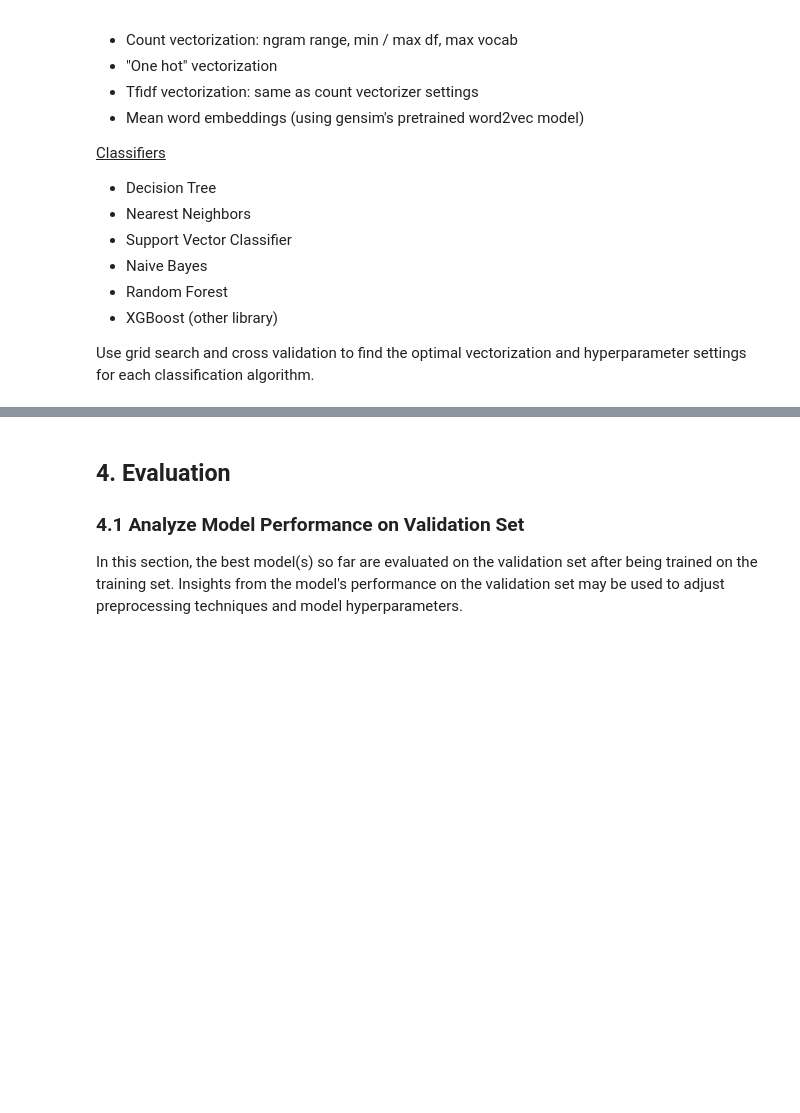
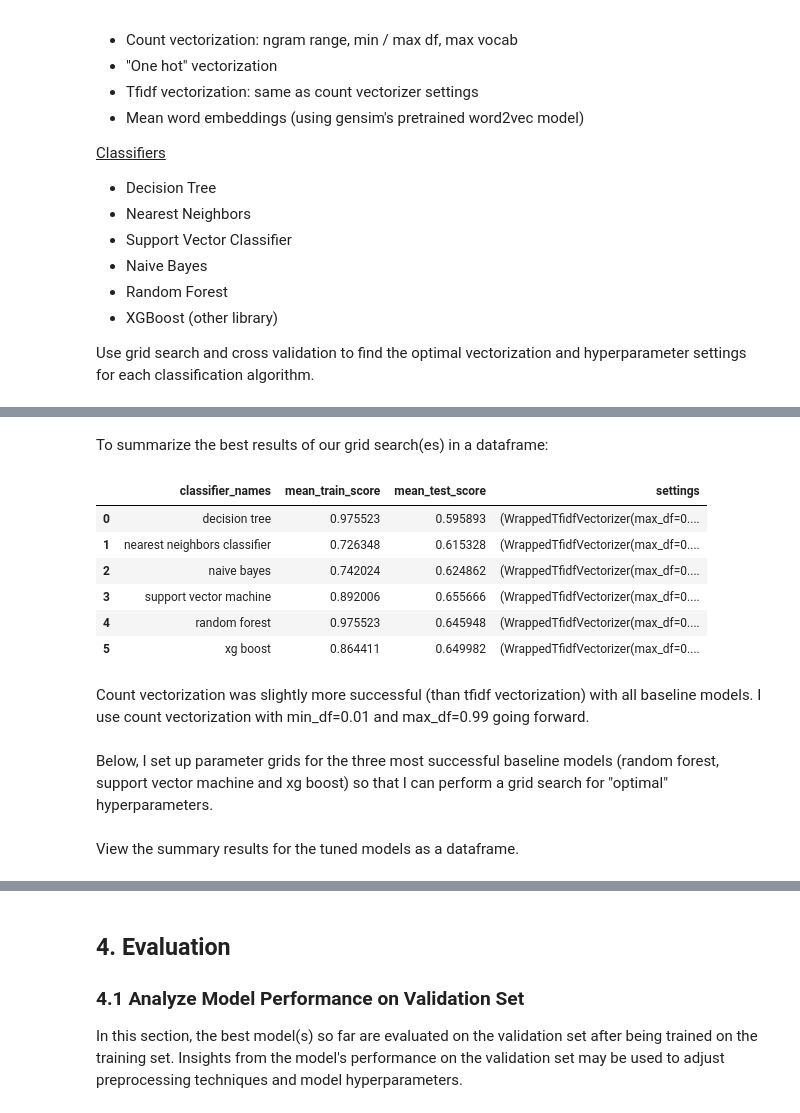
Before and after one commit to ran0027/twitter-sentiment-analysis, a Jupyter notebook: index.ipynb, the cells around one changed output, grey strips where cells are left out. Cells and saved outputs as stored; diff of their text form; code cells hidden in the pictures; blank space fills up the shorter version.

Commit message:
Experiment with tfidf vectorization

```diff
--- a/index.ipynb
+++ b/index.ipynb
@@ -945,0 +924,23 @@ Your branch is up to date with 'origin/main'.
+# %%
+class WrappedTfidfVectorizer(BaseEstimator, TransformerMixin):
+
+    def __init__(self, ngram_range=(1,1), max_df=1.0, min_df=1, max_features=None):
+        self.ngram_range = ngram_range
+        self.max_df = max_df
+        self.min_df = min_df
+        self.max_features = max_features
+        self.vectorizer = TfidfVectorizer(ngram_range=self.ngram_range,
+                                          max_df=self.max_df,
+                                          min_df=self.min_df,
+                                          max_features=self.max_features)
+
+    def fit(self, documents, labels=None):
+        # fit scikit learn vectorizer
+        self.vectorizer.fit(documents)
+
+        return self
+
+    def transform(self, documents):
+        # transform documents using scikit learn vectorizer
+        return self.vectorizer.transform(documents)
+    # note: this will be a sparse matrix
@@ -945,0 +1008,19 @@ Your branch is up to date with 'origin/main'.
+# %% [markdown]
+To summarize the best results of our grid search(es) in a dataframe:
+# %%
+pd.DataFrame({'classifier_names': classifier_names,
+             'mean_train_score': tfidf_classifier_scores['train'],
+             'mean_test_score': tfidf_classifier_scores['validate'],
+             'settings': tfidf_pipeline_settings})
+# %% [output]
+|  | classifier_names | mean_train_score | mean_test_score | settings |
+| 0 | decision tree | 0.975523 | 0.595893 | (WrappedTfidfVectorizer(max_df=0.... |
+| 1 | nearest neighbors classifier | 0.726348 | 0.615328 | (WrappedTfidfVectorizer(max_df=0.... |
+| 2 | naive bayes | 0.742024 | 0.624862 | (WrappedTfidfVectorizer(max_df=0.... |
+| 3 | support vector machine | 0.892006 | 0.655666 | (WrappedTfidfVectorizer(max_df=0.... |
+| 4 | random forest | 0.975523 | 0.645948 | (WrappedTfidfVectorizer(max_df=0.... |
+| 5 | xg boost | 0.864411 | 0.649982 | (WrappedTfidfVectorizer(max_df=0.... |
+# %% [markdown]
+Count vectorization was slightly more successful (than tfidf vectorization) with all baseline models. I use count vectorization with min_df=0.01 and max_df=0.99 going forward.
+# %% [markdown]
+Below, I set up parameter grids for the three most successful baseline models (random forest, support vector machine and xg boost) so that I can perform a grid search for "optimal" hyperparameters.
@@ -945,0 +1072,2 @@ Your branch is up to date with 'origin/main'.
+# %% [markdown]
+View the summary results for the tuned models as a dataframe.
```
Also changed, not shown: parts of 27 cells of this notebook.
